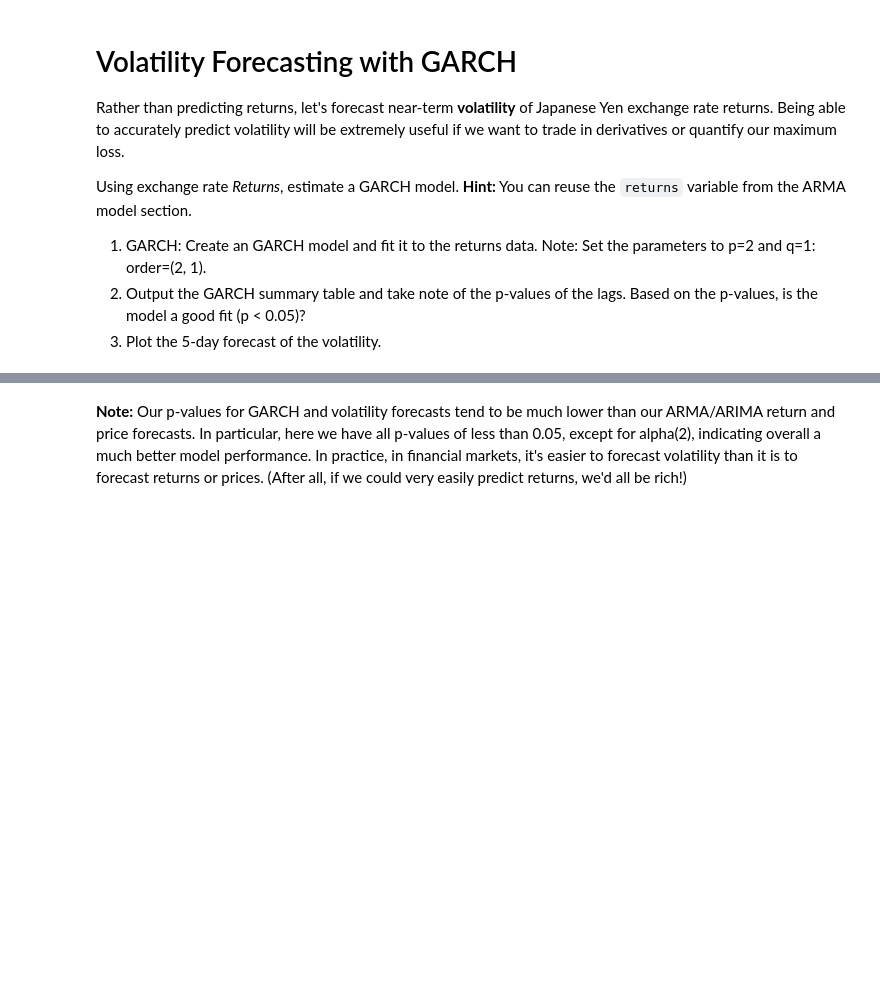
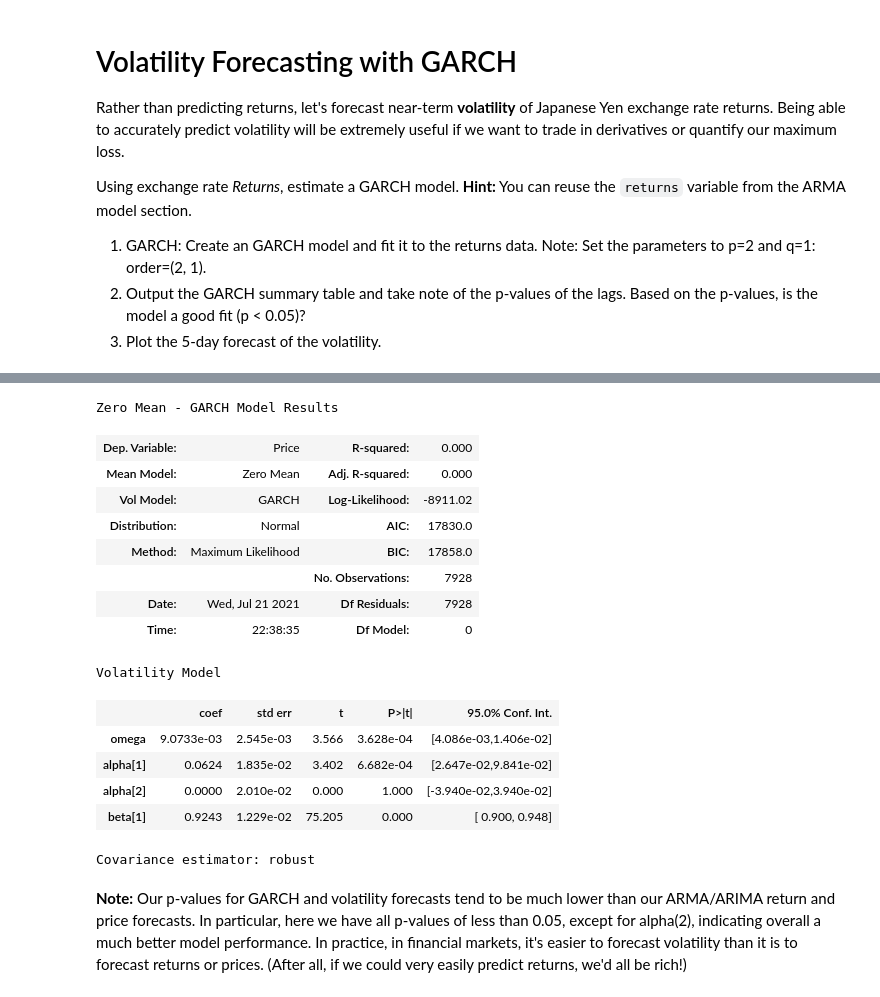
Before and after one commit to AdoboPeanuts/Time_Series_Analysis_Homework, a Jupyter notebook: Time_Series_Analysis/time_series_analysis.ipynb, the cells around one changed output, grey strips where cells are left out. Saved outputs shown, nothing was run; the diff lists cells and outputs as text; code cells hidden in the pictures; blank space fills up the shorter version.

```diff
--- a/Time_Series_Analysis/time_series_analysis.ipynb
+++ b/Time_Series_Analysis/time_series_analysis.ipynb
@@ -282,6 +282,24 @@ ValueError: numpy.ndarray size changed, may indicate binary incompatibility. Exp
 # %%
-# Summarize the model results
-# YOUR CODE HERE!
+# Summarized the model results
+
+results.summary()
+# %% [output]
+Zero Mean - GARCH Model Results
+| Dep. Variable: | Price | R-squared: | 0.000 |
+| Mean Model: | Zero Mean | Adj. R-squared: | 0.000 |
+| Vol Model: | GARCH | Log-Likelihood: | -8911.02 |
+| Distribution: | Normal | AIC: | 17830.0 |
+| Method: | Maximum Likelihood | BIC: | 17858.0 |
+|  |  | No. Observations: | 7928 |
+| Date: | Wed, Jul 21 2021 | Df Residuals: | 7928 |
+| Time: | 22:38:35 | Df Model: | 0 |
+Volatility Model
+|  | coef | std err | t | P>|t| | 95.0% Conf. Int. |
+| omega | 9.0733e-03 | 2.545e-03 | 3.566 | 3.628e-04 | [4.086e-03,1.406e-02] |
+| alpha[1] | 0.0624 | 1.835e-02 | 3.402 | 6.682e-04 | [2.647e-02,9.841e-02] |
+| alpha[2] | 0.0000 | 2.010e-02 | 0.000 | 1.000 | [-3.940e-02,3.940e-02] |
+| beta[1] | 0.9243 | 1.229e-02 | 75.205 | 0.000 | [ 0.900, 0.948] |
+Covariance estimator: robust
 # %% [markdown]
 **Note:** Our p-values for GARCH and volatility forecasts tend to be much lower than our ARMA/ARIMA return and price forecasts. In particular, here we have all p-values of less than 0.05, except for alpha(2), indicating overall a much better model performance. In practice, in financial markets, it's easier to forecast volatility than it is to forecast returns or prices. (After all, if we could very easily predict returns, we'd all be rich!)
 # %%
```
Also changed, not shown: parts of 16 cells of this notebook, 1 other file.
